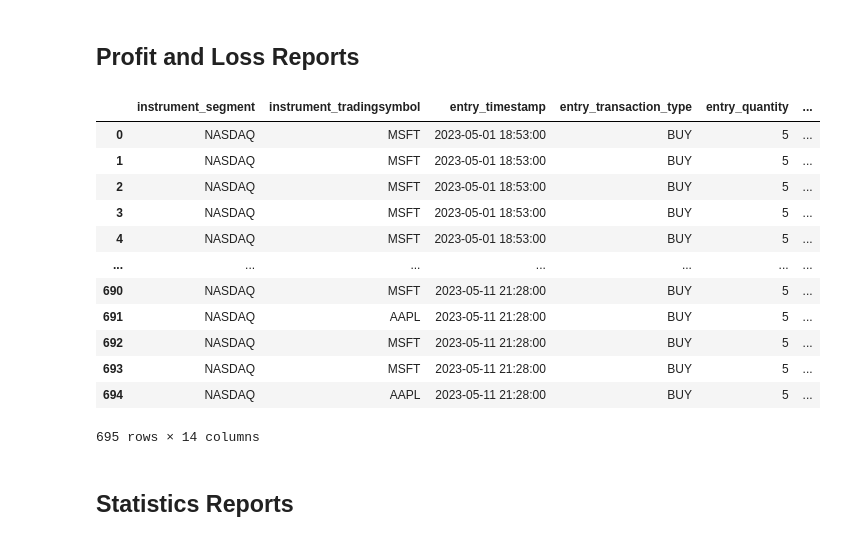
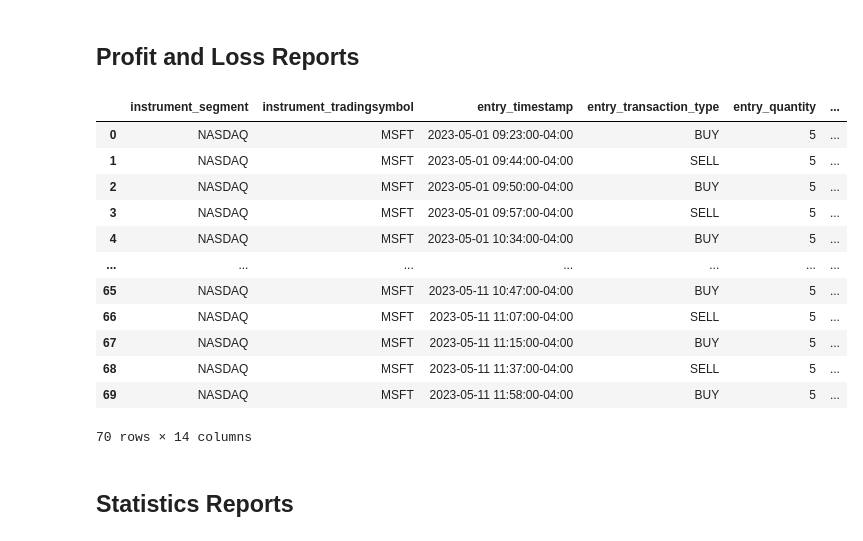
Before and after one commit to algobulls/pyalgotrading, a Jupyter notebook: jupyter/alpaca_bt/RSI MACD Crossover V2.ipynb, the cells around one changed output. Drawn from its saved outputs; the diff is of its cells as text; code cells hidden in the pictures.

```diff
--- a/jupyter/alpaca_bt/RSI MACD Crossover V2.ipynb
+++ b/jupyter/alpaca_bt/RSI MACD Crossover V2.ipynb
@@ -13,7 +13,7 @@ connection.get_token_url()
 # %% [output]
 Please login to this URL to get your unique token: https://app.algobulls.com/settings?section=developerOptions
 # %%
-API_TOKEN = "44533df9f3320eaafcd6f4b297edaa697070f36c"
+API_TOKEN = "685367a83db082318d3fca8ddb7462fd33d9ec0e"
 connection.set_access_token(API_TOKEN)
 # %% [markdown]
 # Strategy Creation
@@ -100,22 +114,22 @@ Stopping BACKTESTING job... Success.
 # %% [markdown]
 ## Profit and Loss Reports
 # %%
-pnl_reports = connection.get_backtesting_report_pnl_table(strategy)
+pnl_reports = connection.get_backtesting_report_pnl_table(strategy, force_fetch=True, location='en-US')
 pnl_reports
 # %% [output]
 |  | instrument_segment | instrument_tradingsymbol | entry_timestamp | entry_transaction_type | entry_quantity | ... |
-| 0 | NASDAQ | MSFT | 2023-05-01 18:53:00 | BUY | 5 | ... |
-| 1 | NASDAQ | MSFT | 2023-05-01 18:53:00 | BUY | 5 | ... |
-| 2 | NASDAQ | MSFT | 2023-05-01 18:53:00 | BUY | 5 | ... |
-| 3 | NASDAQ | MSFT | 2023-05-01 18:53:00 | BUY | 5 | ... |
-| 4 | NASDAQ | MSFT | 2023-05-01 18:53:00 | BUY | 5 | ... |
+| 0 | NASDAQ | MSFT | 2023-05-01 09:23:00-04:00 | BUY | 5 | ... |
+| 1 | NASDAQ | MSFT | 2023-05-01 09:44:00-04:00 | SELL | 5 | ... |
+| 2 | NASDAQ | MSFT | 2023-05-01 09:50:00-04:00 | BUY | 5 | ... |
+| 3 | NASDAQ | MSFT | 2023-05-01 09:57:00-04:00 | SELL | 5 | ... |
+| 4 | NASDAQ | MSFT | 2023-05-01 10:34:00-04:00 | BUY | 5 | ... |
 | ... | ... | ... | ... | ... | ... | ... |
-| 690 | NASDAQ | MSFT | 2023-05-11 21:28:00 | BUY | 5 | ... |
-| 691 | NASDAQ | AAPL | 2023-05-11 21:28:00 | BUY | 5 | ... |
-| 692 | NASDAQ | MSFT | 2023-05-11 21:28:00 | BUY | 5 | ... |
-| 693 | NASDAQ | MSFT | 2023-05-11 21:28:00 | BUY | 5 | ... |
-| 694 | NASDAQ | AAPL | 2023-05-11 21:28:00 | BUY | 5 | ... |
+| 65 | NASDAQ | MSFT | 2023-05-11 10:47:00-04:00 | BUY | 5 | ... |
+| 66 | NASDAQ | MSFT | 2023-05-11 11:07:00-04:00 | SELL | 5 | ... |
+| 67 | NASDAQ | MSFT | 2023-05-11 11:15:00-04:00 | BUY | 5 | ... |
+| 68 | NASDAQ | MSFT | 2023-05-11 11:37:00-04:00 | SELL | 5 | ... |
+| 69 | NASDAQ | MSFT | 2023-05-11 11:58:00-04:00 | BUY | 5 | ... |
-695 rows × 14 columns
+70 rows × 14 columns
 # %% [markdown]
 ## Statistics Reports
 # %% [markdown]
```
Also changed, not shown: parts of 9 cells of this notebook, 2 other files.
